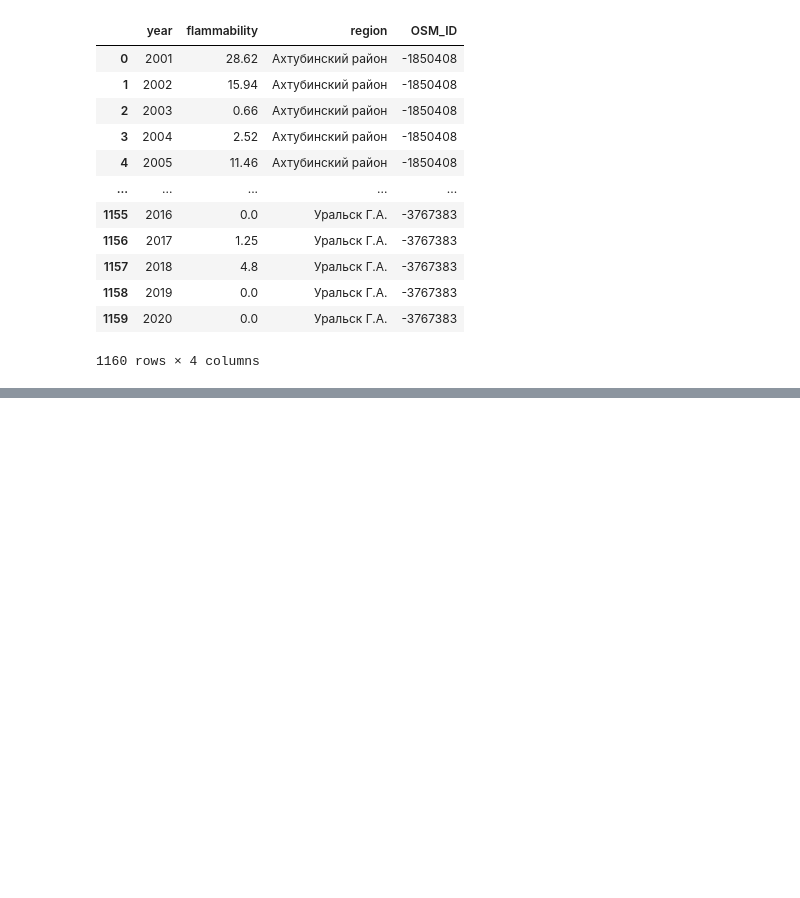
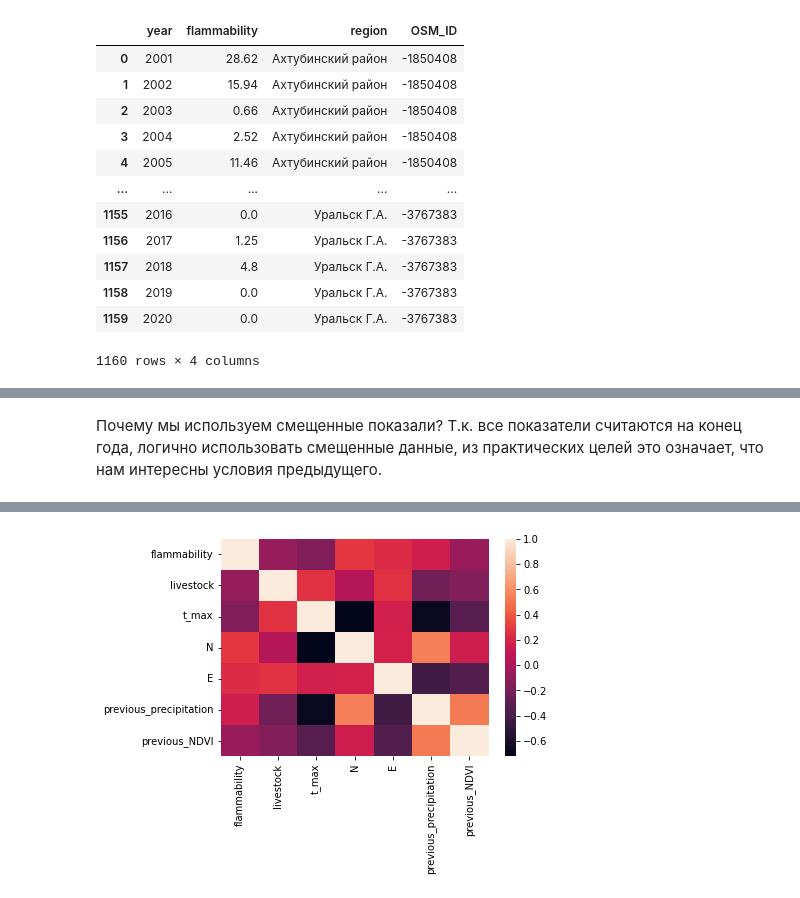
Before and after one commit to grannycola/my_projects, a Jupyter notebook: project/Горимость по регионам.ipynb, the cells around one changed output, grey strips where cells are left out. Drawn from its saved outputs; the diff is of its cells as text; code cells hidden in the pictures; blank space fills up the shorter version.

```diff
--- a/project/Горимость по регионам.ipynb
+++ b/project/Горимость по регионам.ipynb
@@ -86,6 +122,8 @@ df['previous_precipitation'] = df.groupby(['region']).previous_precipitation.tra
 df['previous_NDVI'] = df['NDVI'].shift(+1)
 df.loc[df['year'] == '2001', 'previous_NDVI'] = np.nan
 df['previous_NDVI'] = df.groupby(['region']).previous_NDVI.transform(lambda x: x.fillna(x.mean()))
+# %% [markdown]
+Почему мы используем смещенные показали? Т.к. все показатели считаются на конец года, логично использовать смещенные данные, из практических целей это означает, что нам интересны условия предыдущего.
 # %%
 df = df.drop(['OSM_ID', 'year', 'region','precipitation', 'NDVI'], axis=1)
 df.corr()
@@ -98,6 +136,11 @@ df.corr()
 | E | 0.231180 | 0.254161 | 0.176638 | 0.180268 | 1.000000 | -0.431731 | -0.356354 |
 | previous_precipitation | 0.164865 | -0.231002 | -0.675664 | 0.539406 | -0.431731 | 1.000000 | 0.519401 |
 | previous_NDVI | -0.062828 | -0.155804 | -0.330992 | 0.147333 | -0.356354 | 0.519401 | 1.000000 |
+# %%
+uniform_data = np.random.rand(20, 15)
+ax = sns.heatmap(df.corr())
+# %% [output]
+[figure, added]
 # %%
 from sklearn.compose import ColumnTransformer
 
```
Also changed, not shown: parts of 11 cells of this notebook, 3 other files.
